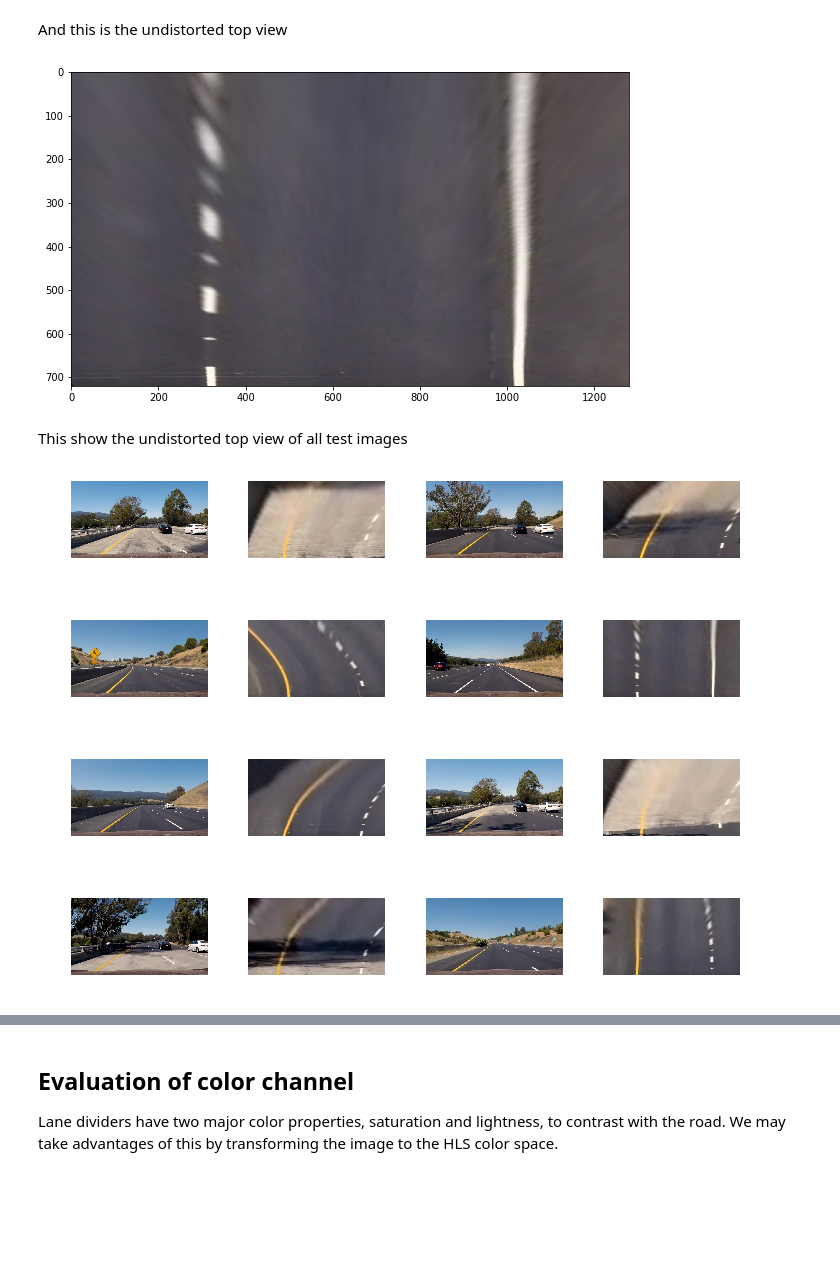
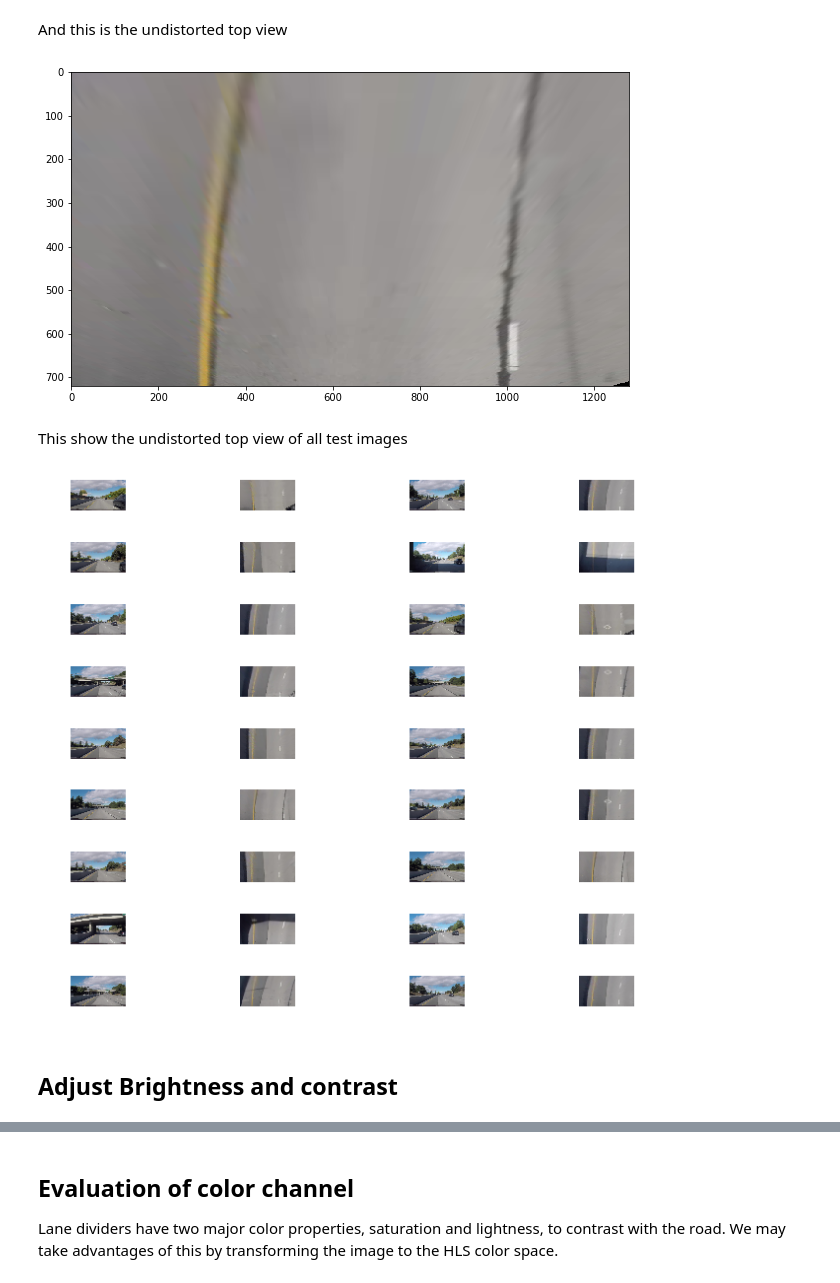
Before and after one commit to mayio/CarND-Advanced-Lane-Lines, a Jupyter notebook: Advanced_Lane_Detection.ipynb, the cells around one changed output, grey strips where cells are left out. Cells and saved outputs as stored; diff of their text form; code cells hidden in the pictures; blank space fills up the shorter version.

```diff
--- a/Advanced_Lane_Detection.ipynb
+++ b/Advanced_Lane_Detection.ipynb
@@ -66,0 +61,23 @@ plt.imshow(distorted_image)
+# %%
+# read a distorted image
+distorted_image = mpimg.imread('test_images/straight_lines2.jpg')
+
+'''
+# top left, top right, bottom right, bottom left corners of
+# a straight lane
+# project video
+corners = [[582,458], [700,458], [1012, 658], [295,658]]
+margin_horz = 260
+'''
+
+distorted_image = mpimg.imread('test_images/challenge/image-001.jpg')
+
+# top left, top right, bottom right, bottom left corners of
+# a straight lane
+# challenge video
+corners = [[602,484], [730,484], [1022, 674], [340,674]]
+margin_horz = 300
+
+# show the distorted image
+plt.figure(figsize=(plt_img_width,plt_img_height))
+plt.imshow(distorted_image)
@@ -68,7 +88,7 @@ plt.imshow(distorted_image)
 And this is the undistorted top view
 # %%
 # read a distorted image
-topview_image, M, Minv = top_view(distorted_image, mtx, dist)
+topview_image, M, Minv = top_view(distorted_image, mtx, dist, corners, margin_horz)
 
 # show the distorted image
 plt.figure(figsize=(plt_img_width,plt_img_height))
@@ -77,30 +97,33 @@ plt.imshow(topview_image)
 # image dimensions
 topview_image_height, topview_image_width, topview_image_depth = topview_image.shape
 # %% [output]
-[figure, old version]
+[figure, new version]
 # %% [markdown]
 This show the undistorted top view of all test images
 # %%
-test_images_file_filter = 'test_images/*.jpg'
+#test_images_file_filter = 'test_images/*.jpg'
+test_images_file_filter = 'test_images/challenge/*.jpg'
 test_images_file_file_names = glob.glob(test_images_file_filter)
 undistorted_top_views = []
 distorted_images = []
 
-fig, axs = plt.subplots(ncols=4, nrows=4, figsize=(plt_img_width, plt_img_height))
+fig, axs = plt.subplots(ncols=4, nrows=int(len(test_images_file_file_names) / 2), figsize=(plt_img_width, plt_img_height))
 axs = axs.ravel()
 
 for index, distorted_image_file_name in zip(range(len(test_images_file_file_names)), test_images_file_file_names):
-    distorted_image = mpimg.imread(distorted_image_file_name)
-    distorted_images.append(distorted_image)
+    image = mpimg.imread(distorted_image_file_name)
+    distorted_images.append(image)
 
-    topview_image, M, Minv = top_view(distorted_image, mtx, dist)
-    undistorted_top_views.append(topview_image)
+    topview_image_gallery, M, Minv = top_view(image, mtx, dist, corners, margin_horz)
+    undistorted_top_views.append(topview_image_gallery)
 
-    axs[index*2].imshow(distorted_image)
+    axs[index*2].imshow(image)
     axs[index*2].set_axis_off()
-    axs[index*2+1].imshow(topview_image)
+    axs[index*2+1].imshow(topview_image_gallery)
     axs[index*2+1].set_axis_off()
 
 plt.tight_layout()
 # %% [output]
-[figure, old version]
+[figure, new version]
+# %% [markdown]
+## Adjust Brightness and contrast
```
Also changed, not shown: parts of 28 cells of this notebook, 21 other files.
